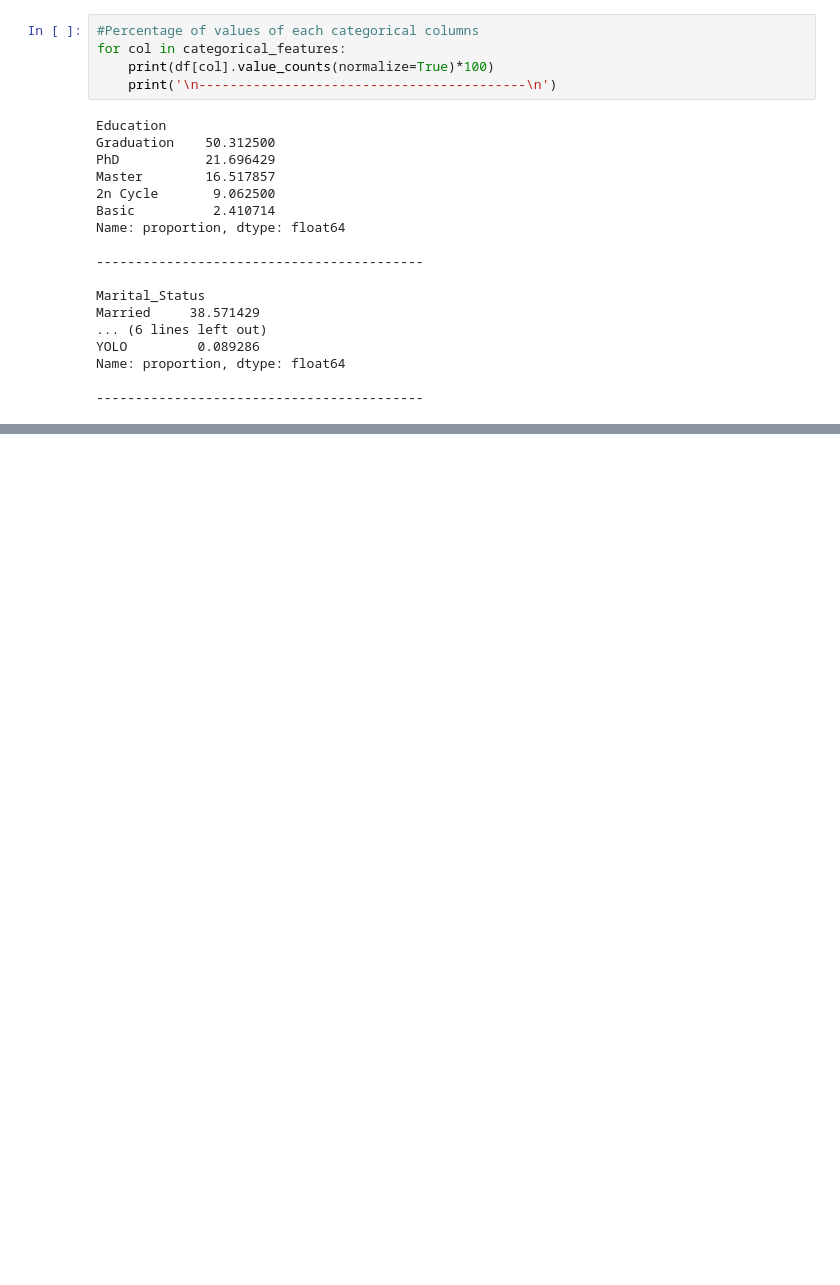
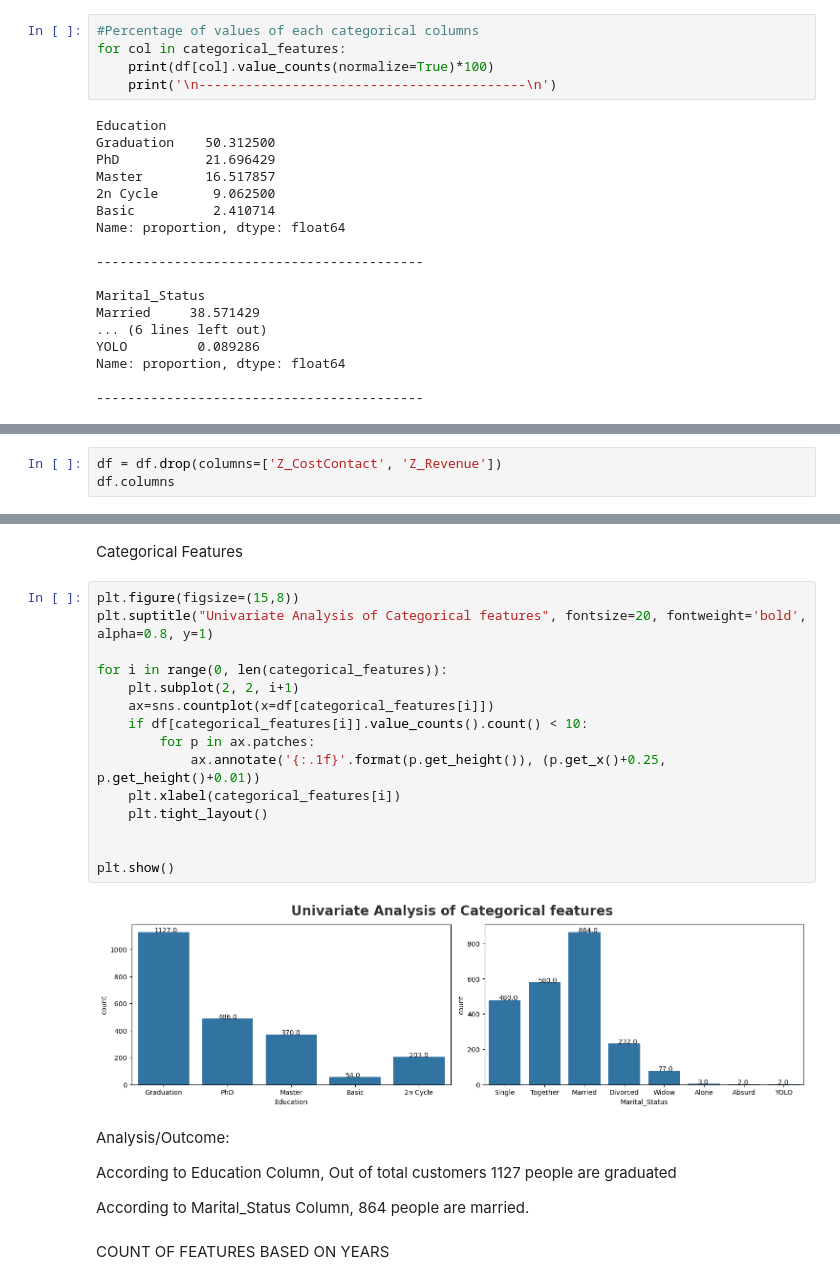
Before and after one commit to aditisahayad/Customer-Categorization---ML-Project, a Jupyter notebook: notebooks/EDA.ipynb, the cells around one changed output, grey strips where cells are left out. Drawn from its saved outputs; the diff is of its cells as text; blank space fills up the shorter version.

```diff
--- a/notebooks/EDA.ipynb
+++ b/notebooks/EDA.ipynb
@@ -170,0 +197,3 @@ Name: proportion, dtype: float64
+# %%
+df = df.drop(columns=['Z_CostContact', 'Z_Revenue'])
+df.columns
@@ -170,0 +209,27 @@ Name: proportion, dtype: float64
+# %% [markdown]
+Categorical Features
+# %%
+plt.figure(figsize=(15,8))
+plt.suptitle("Univariate Analysis of Categorical features", fontsize=20, fontweight='bold', alpha=0.8, y=1)
+
+for i in range(0, len(categorical_features)):
+    plt.subplot(2, 2, i+1)
+    ax=sns.countplot(x=df[categorical_features[i]])
+    if df[categorical_features[i]].value_counts().count() < 10:
+        for p in ax.patches:
+            ax.annotate('{:.1f}'.format(p.get_height()), (p.get_x()+0.25, p.get_height()+0.01))
+    plt.xlabel(categorical_features[i])
+    plt.tight_layout()
+
+
+plt.show()
+# %% [output]
+[figure, added]
+# %% [markdown]
+Analysis/Outcome:
+
+According to Education Column, Out of total customers 1127 people are graduated
+
+According to Marital_Status Column, 864 people are married.
+# %% [markdown]
+COUNT OF FEATURES BASED ON YEARS
```
Also changed, not shown: parts of 7 cells of this notebook.
